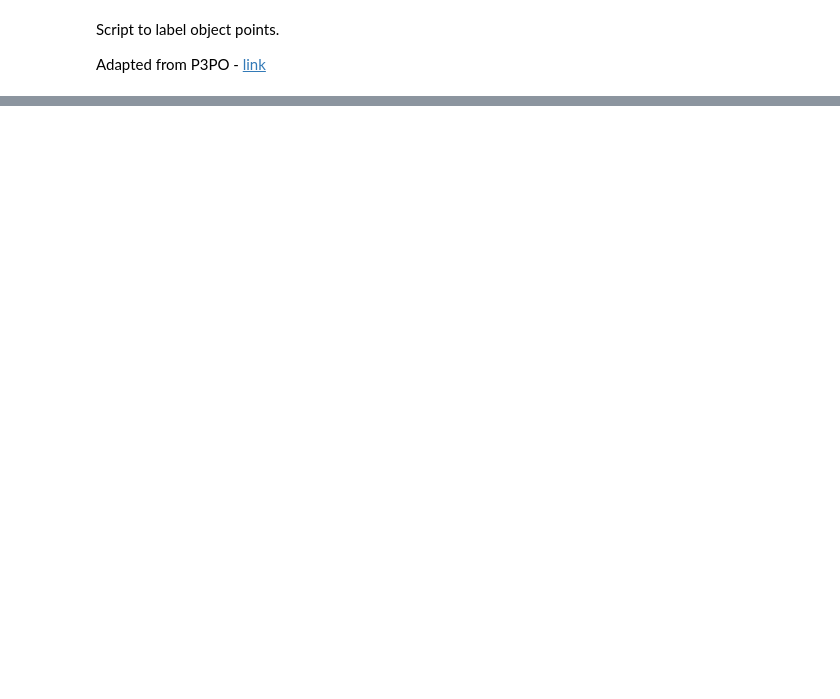
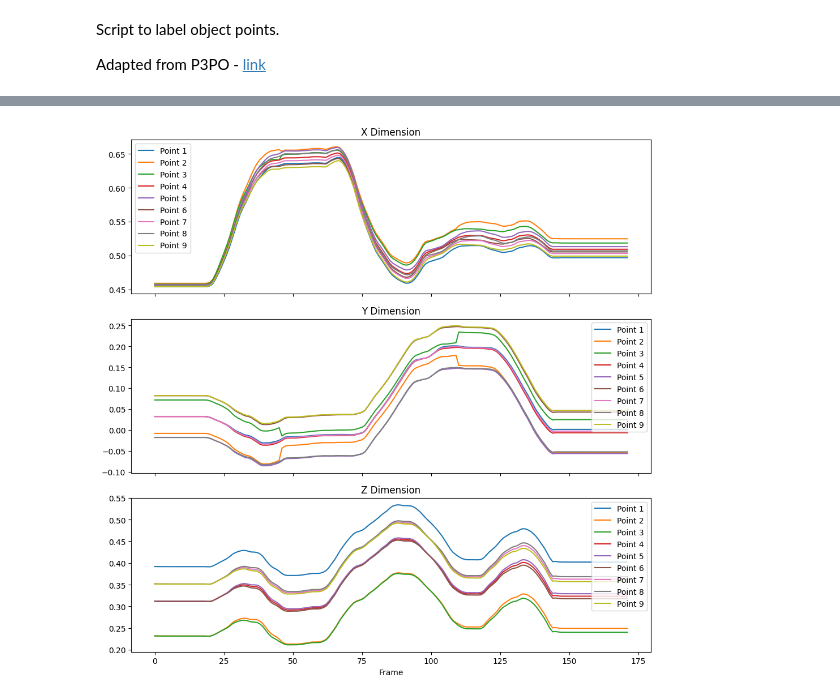
Before and after one commit to BobbyPeng123/Point-Policy, a Jupyter notebook: point_policy/robot_utils/franka/label_points copy.ipynb, the cells around one changed output, grey strips where cells are left out. Saved outputs shown, nothing was run; the diff lists cells and outputs as text; code cells hidden in the pictures; blank space fills up the shorter version.

```diff
--- a/point_policy/robot_utils/franka/label_points copy.ipynb
+++ b/point_policy/robot_utils/franka/label_points copy.ipynb
@@ -37,7 +37,7 @@ task_name = "0320_data"
 object_name = "objects"
 
 # If the image that shows at the bottom is bgr set original_bgr to True
-pickle_path = f"/home/bobby/data/expert_demos/franka_env/0320_data_gt_depth.pkl"
+pickle_path = f"/home/bobby/data/expert_demos/franka_env/pick_bottle_to_basket_gt_depth.pkl"
 traj_idx = 0
 original_bgr = True
 
@@ -143,19 +48,17 @@ class Points():
 # %%
 # NOTE: Label points for each pixel key. Make sure the order
 # of points is the same across pixel keys.
-pixel_key = "pixels2"
+pixel_key = "pixels1"
 
 with open(pickle_path, 'rb') as f:
     data = pickle.load(f)
     print(data.keys())
-print(data['observations'][traj_idx]["object_tracks_3d_pixels1"])
-
-# async def f():
-#     point = Points(pixel_key, img, coordinates_path, size_multiplier)
-#     x = await wait_for_click(point.button)
-#     point.vbox.close()
-#     point.canvas.close()
-#     point.on_done()
-# asyncio.ensure_future(f())
+# print(data['observations'][traj_idx]["object_tracks_3d_pixels2"])
+print(data['observations'][traj_idx].keys())
+print(type(data['observations'][traj_idx]["cartesian_states"]))
+# print(data['observations'][traj_idx]["object_tracks_3d_pixels2"])
+# data = data['observations'][traj_idx]["object_tracks_3d_pixels2"]
+print(data['observations'][traj_idx]["cartesian_states"])
+cartesian_states = data['observations'][traj_idx]["cartesian_states"]
 # %% [output]
 dict_keys(['observations', 'max_cartesian', 'min_cartesian', 'max_gripper', 'min_gripper'])
@@ -177,0 +125,39 @@ dict_keys(['observations', 'max_cartesian', 'min_cartesian', 'max_gripper', 'min
+# %%
+# plot 3d points's dimensions separately
+import numpy as np
+import matplotlib.pyplot as plt
+
+# Assuming your data is stored in this variable
+# data shape: (172, 5, 3)
+
+# Separate dimensions
+x_data = data[:, :, 0]  # shape (172, 5)
+y_data = data[:, :, 1]
+z_data = data[:, :, 2]
+
+# Plot each dimension
+fig, axs = plt.subplots(3, 1, figsize=(10, 10), sharex=True)
+
+# Plot X
+for i in range(9):
+    axs[0].plot(x_data[:, i], label=f'Point {i+1}')
+axs[0].set_title('X Dimension')
+axs[0].legend()
+
+# Plot Y
+for i in range(9):
+    axs[1].plot(y_data[:, i], label=f'Point {i+1}')
+axs[1].set_title('Y Dimension')
+axs[1].legend()
+
+# Plot Z
+for i in range(9):
+    axs[2].plot(z_data[:, i], label=f'Point {i+1}')
+axs[2].set_title('Z Dimension')
+axs[2].legend()
+
+plt.xlabel('Frame')
+plt.tight_layout()
+plt.show()
+# %% [output]
+[figure, added]
```
Also changed, not shown: parts of 7 cells of this notebook, 23 other files.
